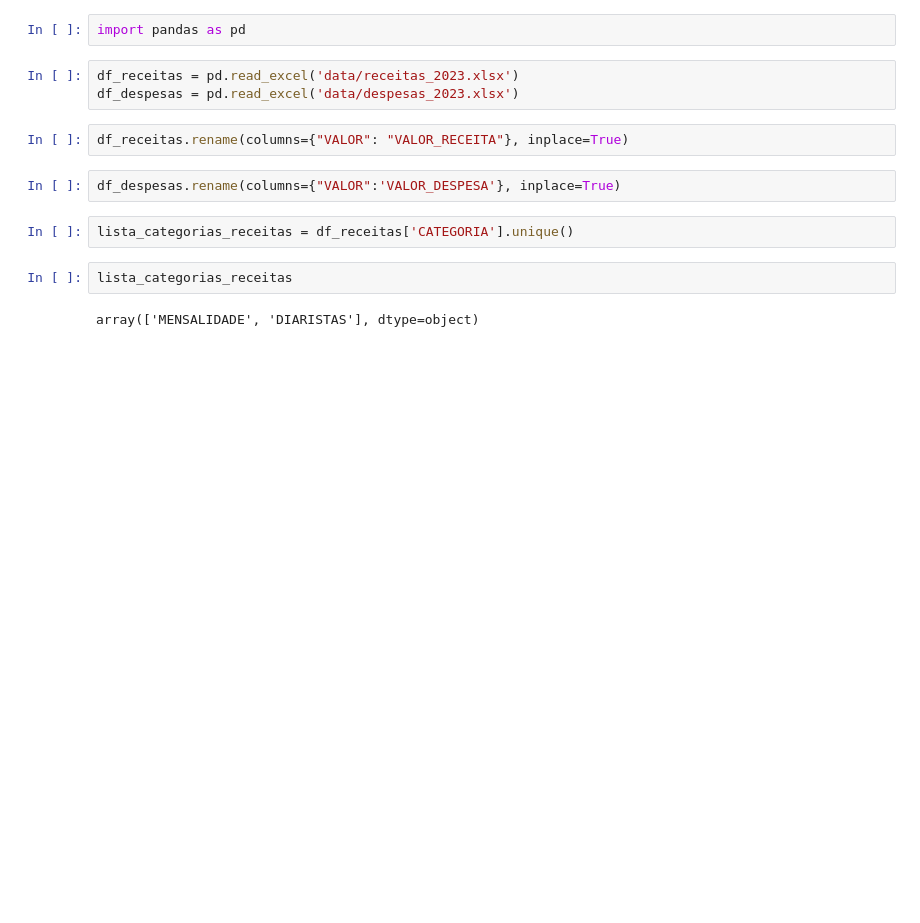
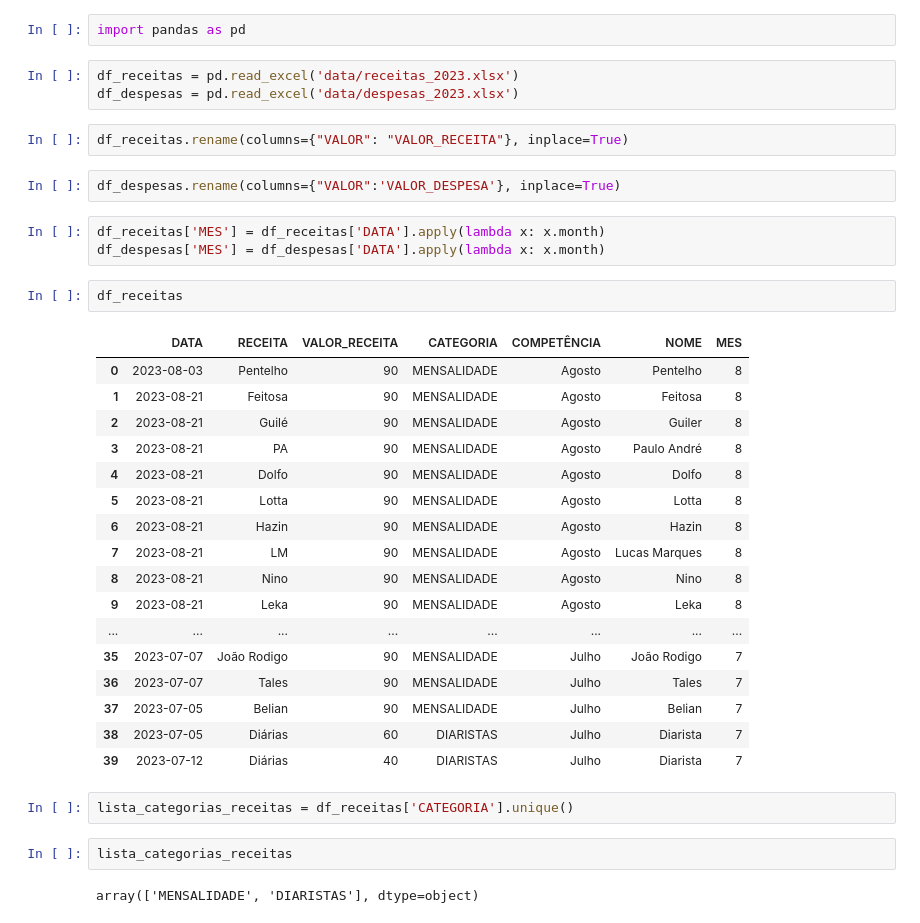
Before and after one commit to talesaraujoc/mrleague_dashboard_controle_financeiro, a Jupyter notebook: notebook.ipynb, the cells around one changed output. Cells and saved outputs as stored; diff of their text form; blank space fills up the shorter version.

```diff
--- a/notebook.ipynb
+++ b/notebook.ipynb
@@ -7,6 +7,29 @@ df_despesas = pd.read_excel('data/despesas_2023.xlsx')
 df_receitas.rename(columns={"VALOR": "VALOR_RECEITA"}, inplace=True)
 # %%
 df_despesas.rename(columns={"VALOR":'VALOR_DESPESA'}, inplace=True)
+# %%
+df_receitas['MES'] = df_receitas['DATA'].apply(lambda x: x.month)
+df_despesas['MES'] = df_despesas['DATA'].apply(lambda x: x.month)
+# %%
+df_receitas
+# %% [output]
+|  | DATA | RECEITA | VALOR_RECEITA | CATEGORIA | COMPETÊNCIA | NOME | MES |
+| 0 | 2023-08-03 | Pentelho | 90 | MENSALIDADE | Agosto | Pentelho | 8 |
+| 1 | 2023-08-21 | Feitosa | 90 | MENSALIDADE | Agosto | Feitosa | 8 |
+| 2 | 2023-08-21 | Guilé | 90 | MENSALIDADE | Agosto | Guiler | 8 |
+| 3 | 2023-08-21 | PA | 90 | MENSALIDADE | Agosto | Paulo André | 8 |
+| 4 | 2023-08-21 | Dolfo | 90 | MENSALIDADE | Agosto | Dolfo | 8 |
+| 5 | 2023-08-21 | Lotta | 90 | MENSALIDADE | Agosto | Lotta | 8 |
+| 6 | 2023-08-21 | Hazin | 90 | MENSALIDADE | Agosto | Hazin | 8 |
+| 7 | 2023-08-21 | LM | 90 | MENSALIDADE | Agosto | Lucas Marques | 8 |
+| 8 | 2023-08-21 | Nino | 90 | MENSALIDADE | Agosto | Nino | 8 |
+| 9 | 2023-08-21 | Leka | 90 | MENSALIDADE | Agosto | Leka | 8 |
+| ... | ... | ... | ... | ... | ... | ... | ... |
+| 35 | 2023-07-07 | João Rodigo | 90 | MENSALIDADE | Julho | João Rodigo | 7 |
+| 36 | 2023-07-07 | Tales | 90 | MENSALIDADE | Julho | Tales | 7 |
+| 37 | 2023-07-05 | Belian | 90 | MENSALIDADE | Julho | Belian | 7 |
+| 38 | 2023-07-05 | Diárias | 60 | DIARISTAS | Julho | Diarista | 7 |
+| 39 | 2023-07-12 | Diárias | 40 | DIARISTAS | Julho | Diarista | 7 |
 # %%
 lista_categorias_receitas = df_receitas['CATEGORIA'].unique()
 # %%
```
Also changed, not shown: parts of 4 cells of this notebook, 2 other files.
